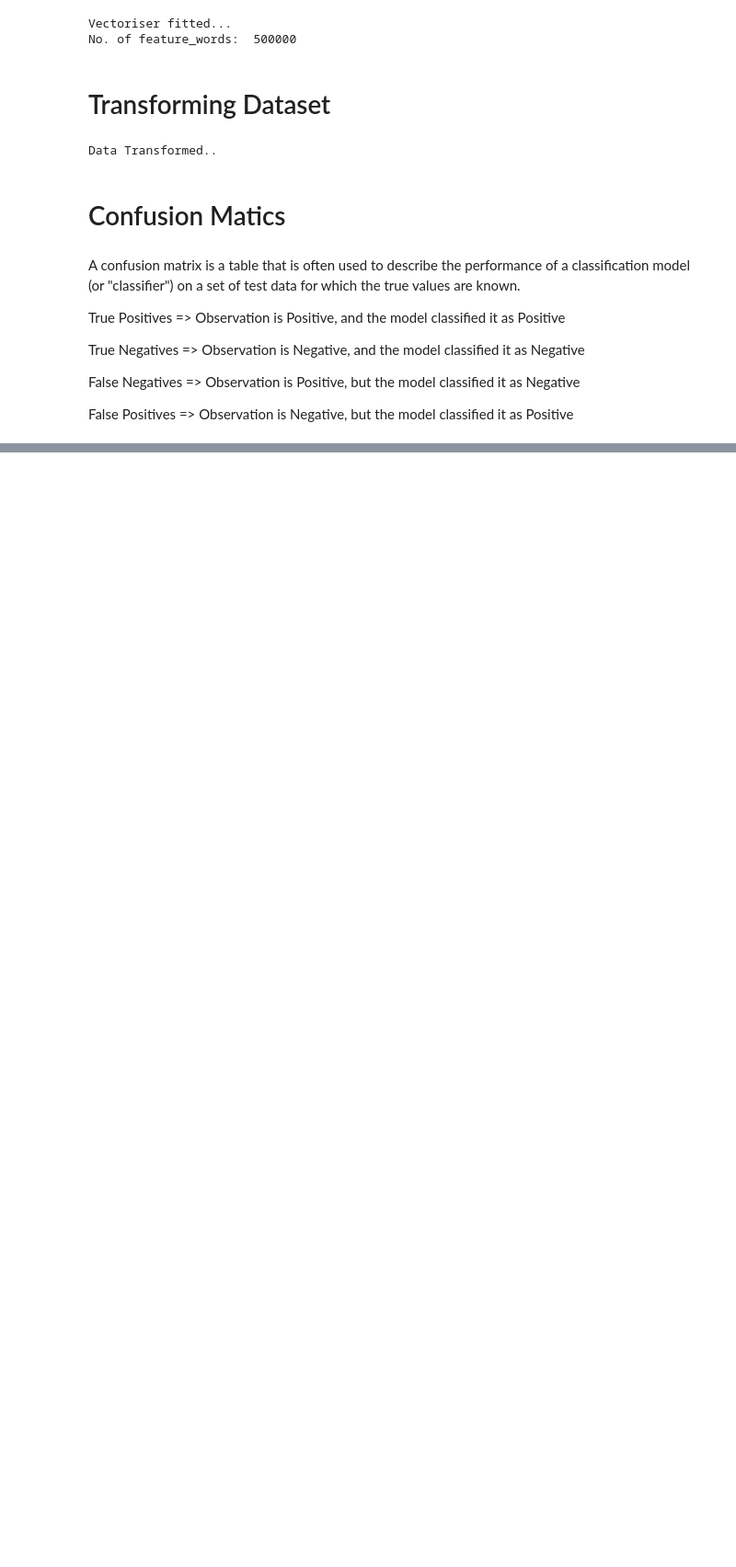
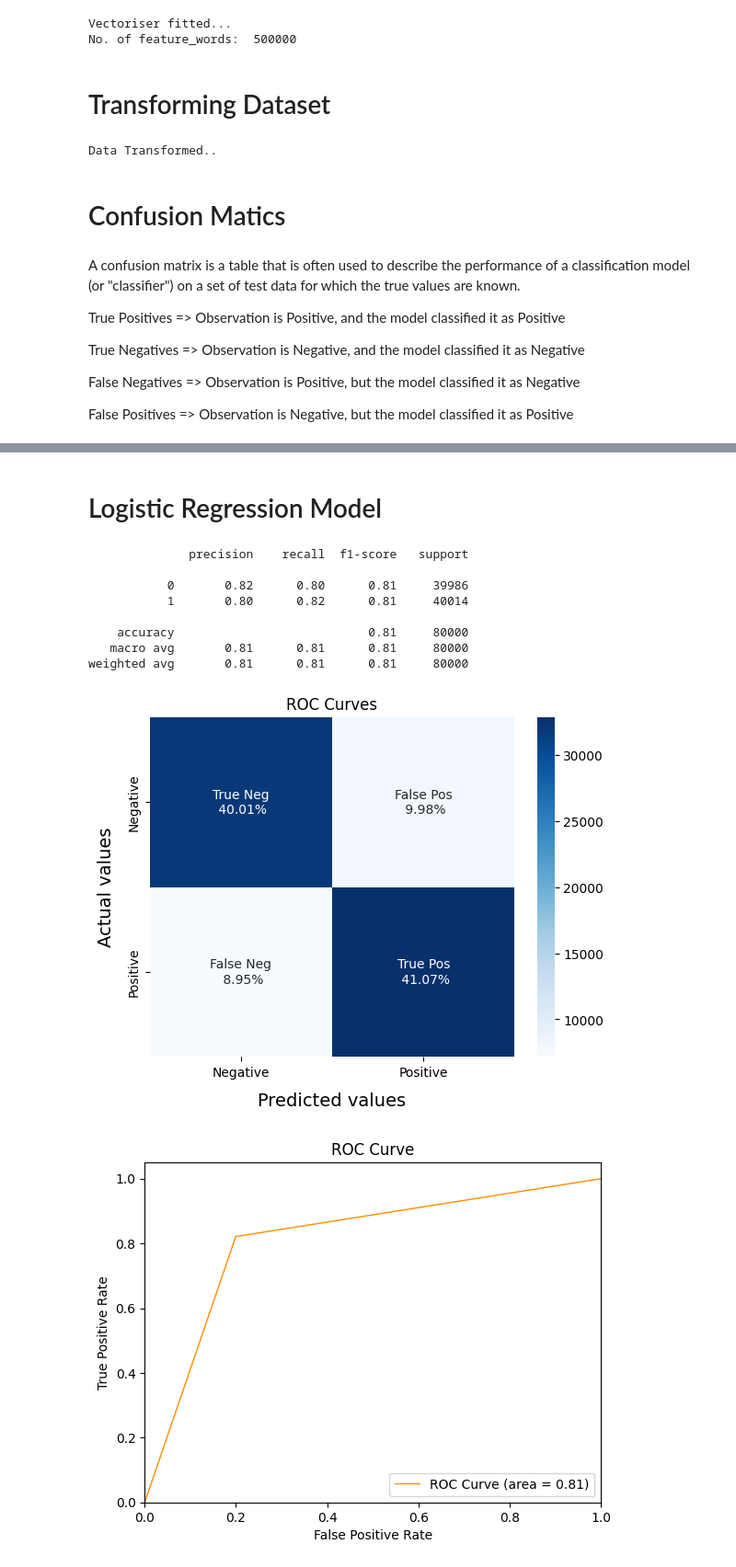
Before and after one commit to thesarwars/Sentiment_Analysis_using_Machine_Learning, a Jupyter notebook: Sentiment.ipynb, the cells around one changed output, grey strips where cells are left out. Shown at 92% size. Saved outputs shown, nothing was run; the diff lists cells and outputs as text; code cells hidden in the pictures; blank space fills up the shorter version.

```diff
--- a/Sentiment.ipynb
+++ b/Sentiment.ipynb
@@ -497,0 +518,18 @@ array([1, 1, 0, ..., 1, 1, 0])
+# %% [markdown]
+# Logistic Regression Model
+# %%
+# Created a logistic Regression model with regular parameteres and evaluate the model
+LRmodel = LogisticRegression(C = 1, max_iter = 1000, n_jobs = -1)
+LRmodel.fit(X_train, y_train)
+y_test_pred =  model_Evaluate(LRmodel)
+# %% [output]
+              precision    recall  f1-score   support
+
+           0       0.82      0.80      0.81     39986
+           1       0.80      0.82      0.81     40014
+
+    accuracy                           0.81     80000
+   macro avg       0.81      0.81      0.81     80000
+weighted avg       0.81      0.81      0.81     80000
+[figure, added]
+[figure, added]
```
Also changed, not shown: parts of 20 cells of this notebook, 3 other files.
